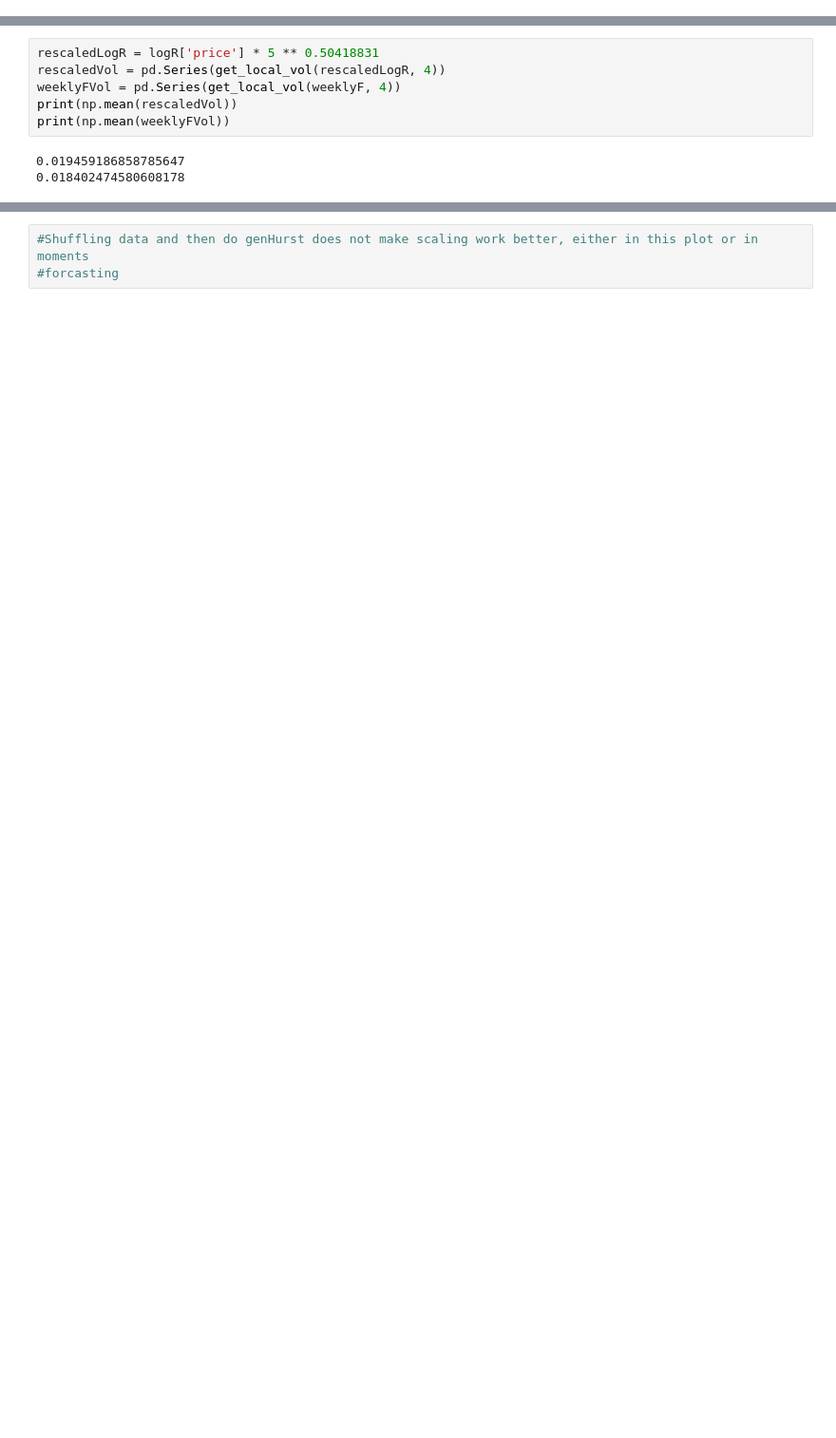
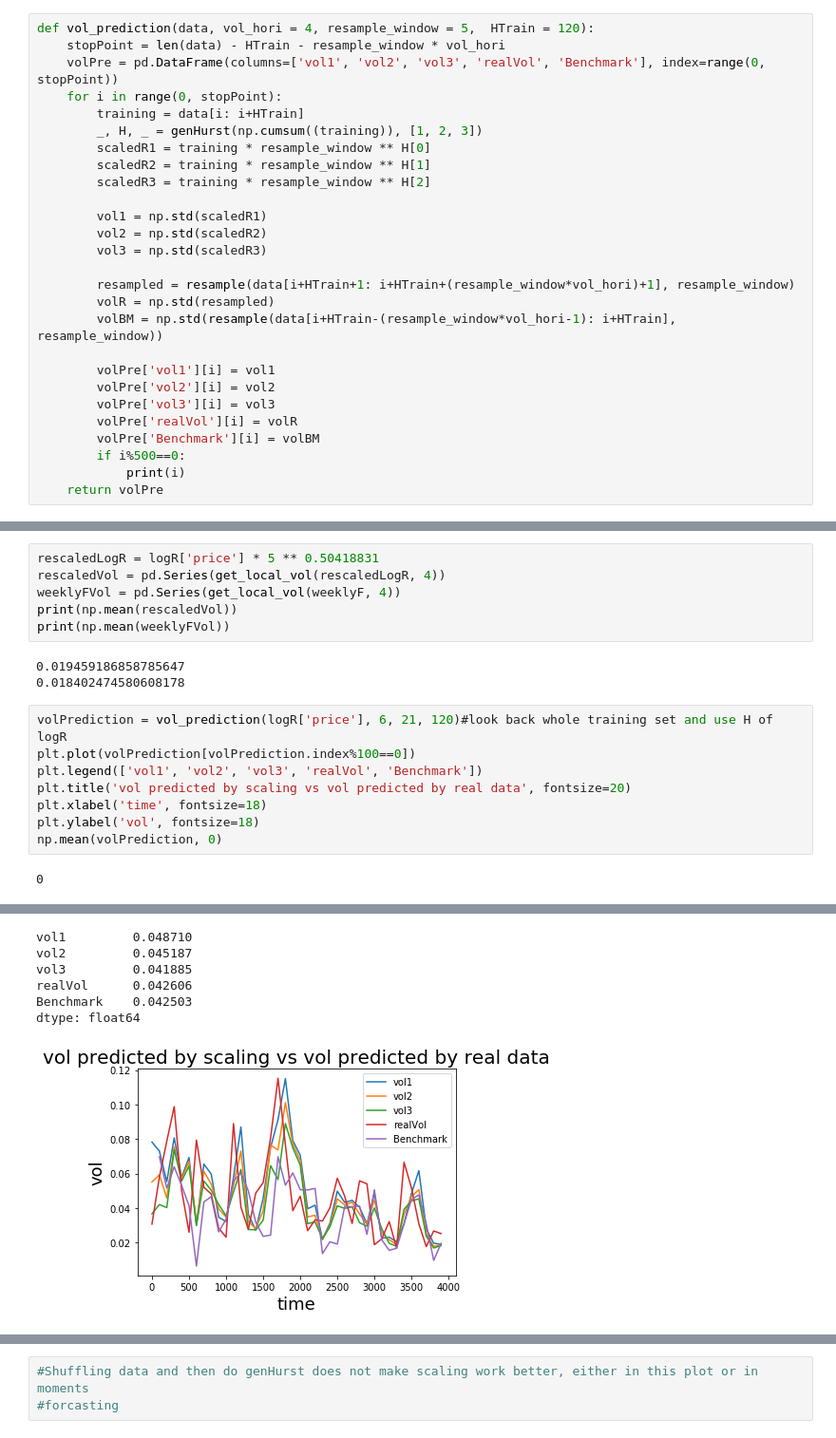
Before and after one commit to linsallyzhao/notebooks, a Jupyter notebook: FDS_assignment2/a_few_useful_functions.ipynb, the cells around one changed output, grey strips where cells are left out. Shown at 95% size. Saved outputs shown, nothing was run; the diff lists cells and outputs as text; blank space fills up the shorter version.

```diff
--- a/FDS_assignment2/a_few_useful_functions.ipynb
+++ b/FDS_assignment2/a_few_useful_functions.ipynb
@@ -307,3 +344,30 @@ def plot_rescale(data, resampled1, resampled2, days1, days2, bins1=12, bins2=15,
+# %%
+def vol_prediction(data, vol_hori = 4, resample_window = 5,  HTrain = 120):
+    stopPoint = len(data) - HTrain - resample_window * vol_hori
+    volPre = pd.DataFrame(columns=['vol1', 'vol2', 'vol3', 'realVol', 'Benchmark'], index=range(0, stopPoint))
+    for i in range(0, stopPoint):
+        training = data[i: i+HTrain]
+        _, H, _ = genHurst(np.cumsum((training)), [1, 2, 3])
+        scaledR1 = training * resample_window ** H[0]
+        scaledR2 = training * resample_window ** H[1]
+        scaledR3 = training * resample_window ** H[2]
+
+        vol1 = np.std(scaledR1)
+        vol2 = np.std(scaledR2)
+        vol3 = np.std(scaledR3)
+
+        resampled = resample(data[i+HTrain+1: i+HTrain+(resample_window*vol_hori)+1], resample_window)
+        volR = np.std(resampled)
+        volBM = np.std(resample(data[i+HTrain-(resample_window*vol_hori-1): i+HTrain], resample_window))
+
+        volPre['vol1'][i] = vol1
+        volPre['vol2'][i] = vol2
+        volPre['vol3'][i] = vol3
+        volPre['realVol'][i] = volR
+        volPre['Benchmark'][i] = volBM
+        if i%500==0:
+            print(i)
+    return volPre
 # %%
 print(stationarity_tests(logR['price']))
 print(stationarity_tests(logRR))
@@ -773,3 +861,13 @@ print(np.mean(weeklyFVol))
 # %% [output]
 0.019459186858785647
 0.018402474580608178
+# %%
+volPrediction = vol_prediction(logR['price'], 6, 21, 120)#look back whole training set and use H of logR
+plt.plot(volPrediction[volPrediction.index%100==0])
+plt.legend(['vol1', 'vol2', 'vol3', 'realVol', 'Benchmark'])
+plt.title('vol predicted by scaling vs vol predicted by real data', fontsize=20)
+plt.xlabel('time', fontsize=18)
+plt.ylabel('vol', fontsize=18)
+np.mean(volPrediction, 0)
+# %% [output]
+0
@@ -775,0 +881,7 @@ print(np.mean(weeklyFVol))
+vol1         0.048710
+vol2         0.045187
+vol3         0.041885
+realVol      0.042606
+Benchmark    0.042503
+dtype: float64
+[figure, added]
```
Also changed, not shown: parts of 32 cells of this notebook, 4 other files.
